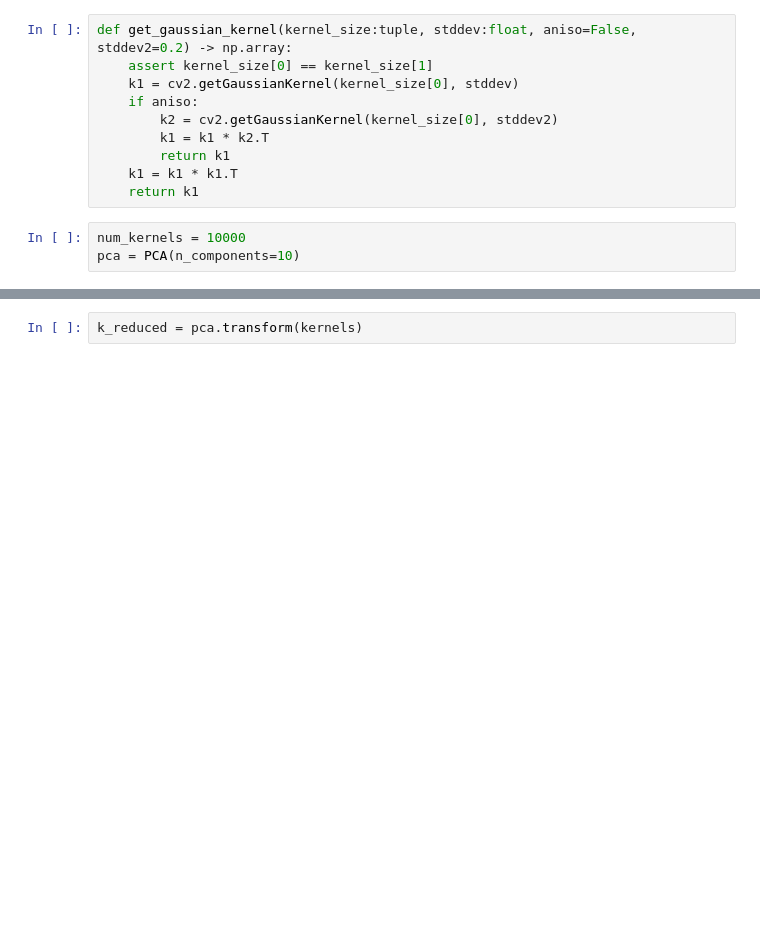
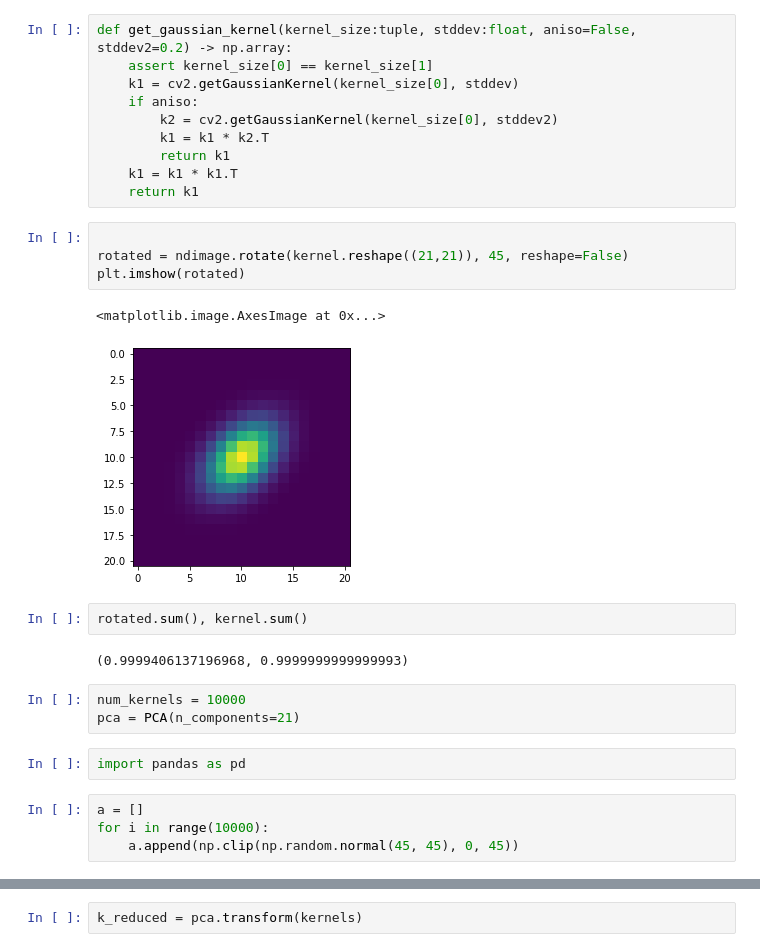
Before and after one commit to PriyankaBagade3011/IKC, a Jupyter notebook: create_pca_M_and_kernels.ipynb, the cells around one changed output, grey strips where cells are left out. Cells and saved outputs as stored; diff of their text form; blank space fills up the shorter version.

```diff
--- a/create_pca_M_and_kernels.ipynb
+++ b/create_pca_M_and_kernels.ipynb
@@ -13,6 +15,23 @@ def get_gaussian_kernel(kernel_size:tuple, stddev:float, aniso=False, stddev2=0.
         return k1
     k1 = k1 * k1.T
     return k1
+# %%
+
+rotated = ndimage.rotate(kernel.reshape((21,21)), 45, reshape=False)
+plt.imshow(rotated)
+# %% [output]
+<matplotlib.image.AxesImage at 0x...>
+[figure, added]
+# %%
+rotated.sum(), kernel.sum()
+# %% [output]
+(0.9999406137196968, 0.9999999999999993)
 # %%
 num_kernels = 10000
-pca = PCA(n_components=10)
+pca = PCA(n_components=21)
+# %%
+import pandas as pd
+# %%
+a = []
+for i in range(10000):
+    a.append(np.clip(np.random.normal(45, 45), 0, 45))
```
Also changed, not shown: parts of 11 cells of this notebook, 33 other files.
